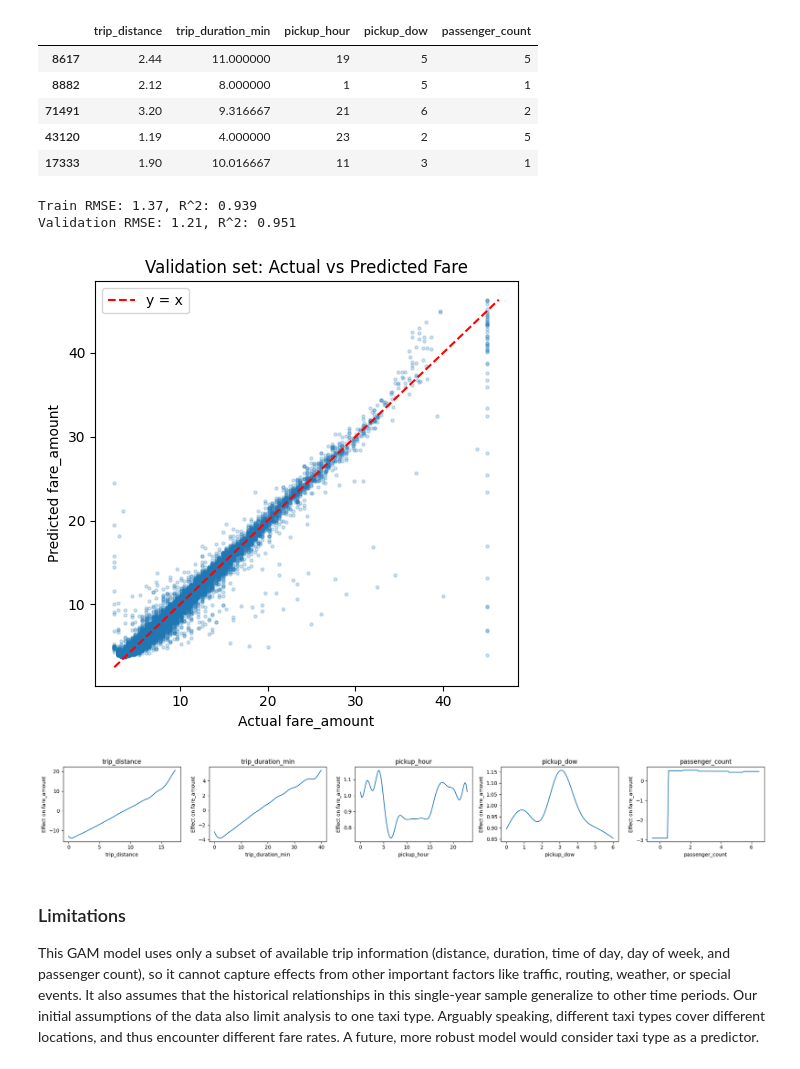
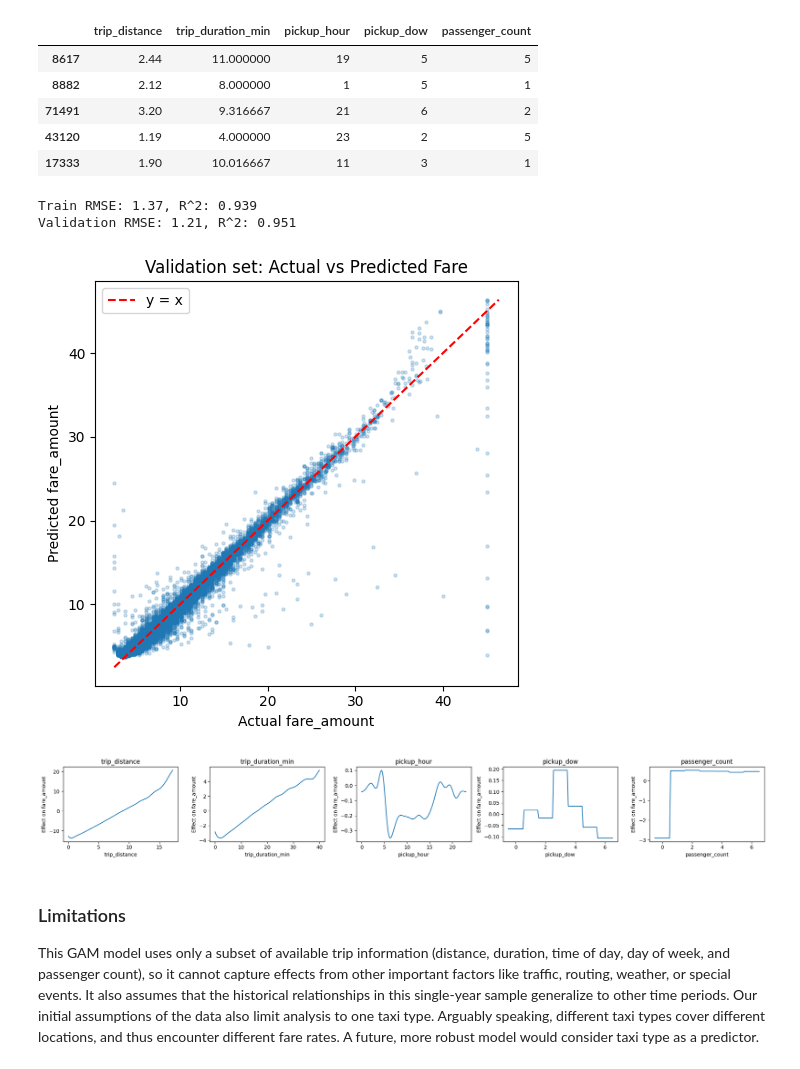
Before and after one commit to TangyKiwi/DSC-291-AWS, a Jupyter notebook: gam/MAIN.ipynb, the cells around one changed output. Saved outputs shown, nothing was run; the diff lists cells and outputs as text; code cells hidden in the pictures.

```diff
--- a/gam/MAIN.ipynb
+++ b/gam/MAIN.ipynb
@@ -437,13 +437,13 @@ import numpy as np
 terms = (
     s(0) +  # trip_distance
     s(1) +  # trip_duration_min
-    s(2) +  # pickup_hour
-    s(3)    # pickup_dow
+    s(2, basis="cp") +  # pickup_hour (periodic spline)
+    f(3)    # pickup_dow (factor)
 )
 
 if "passenger_count" in feature_cols:
     # passenger_count is the last column in feature_cols
-    terms = terms + f(len(feature_cols) - 1)
+    terms = terms + f(feature_cols.index("passenger_count"))
 
 gam = LinearGAM(terms).fit(X_train, y_train)
 
@@ -467,35 +467,35 @@ import matplotlib.pyplot as plt
 plt.figure(figsize=(5, 5))
 plt.scatter(y_val, y_pred_val, alpha=0.2, s=5)
 lims = [min(y_val.min(), y_pred_val.min()), max(y_val.max(), y_pred_val.max())]
 plt.plot(lims, lims, "r--", label="y = x")
 plt.xlabel("Actual fare_amount")
 plt.ylabel("Predicted fare_amount")
 plt.title("Validation set: Actual vs Predicted Fare")
 plt.legend()
 plt.tight_layout()
 plt.show()
 
 # Optional: look at partial dependence plots for each smooth term
 fig, axs = plt.subplots(1, len(feature_cols), figsize=(4 * len(feature_cols), 3))
 
 # Make axs iterable even when there's only one feature
 if len(feature_cols) == 1:
     axs = [axs]
 
 for i, ax in enumerate(axs):
     XX = gam.generate_X_grid(term=i)
     ax.plot(XX[:, i], gam.partial_dependence(term=i, X=XX))
     ax.set_title(feature_cols[i])
     ax.set_xlabel(feature_cols[i])
     ax.set_ylabel("Effect on fare_amount")
 
 plt.tight_layout()
 plt.show()
 # %% [output]
 Train RMSE: 1.37, R^2: 0.939
 Validation RMSE: 1.21, R^2: 0.951
-[figure, old version]
+[figure, new version]
-[figure, old version]
+[figure, new version]
 # %% [markdown]
 ### Limitations
 
```
